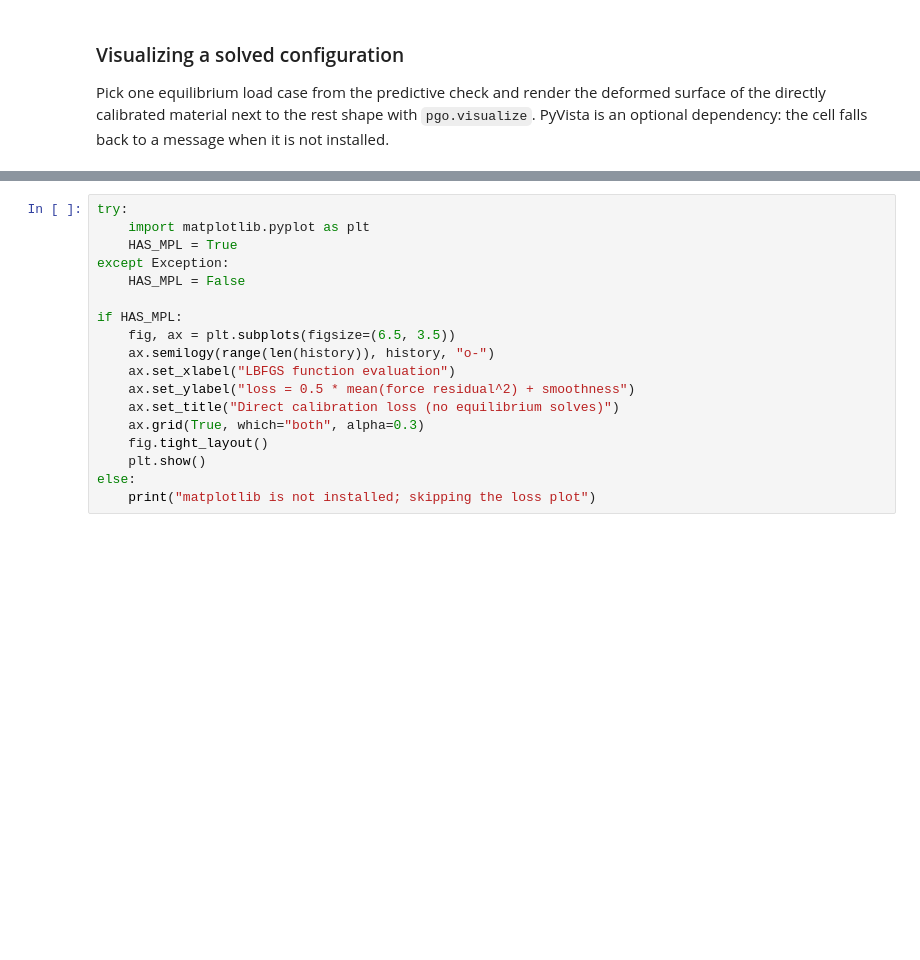
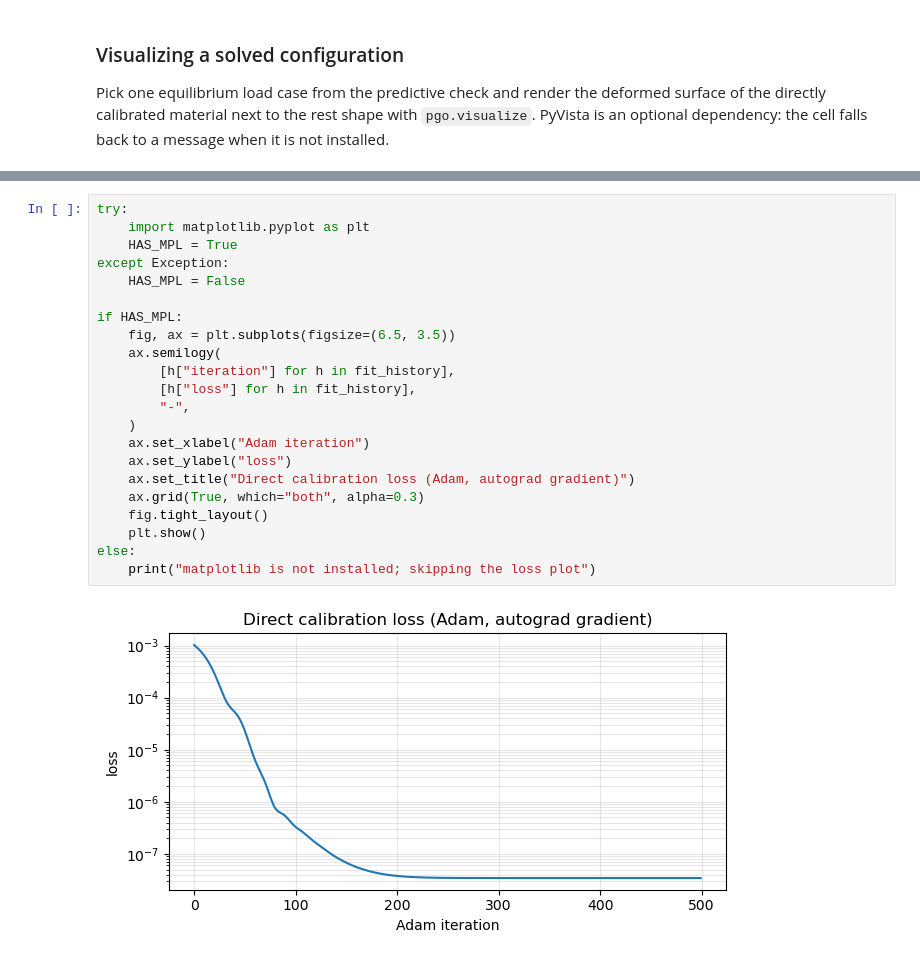
Before and after one commit to annajcy/libpgo, a Jupyter notebook: examples/experiments/systematic_poking_fit_reaction_force/direct_fitting.ipynb, the cells around one changed output, grey strips where cells are left out. Drawn from its saved outputs; the diff is of its cells as text; blank space fills up the shorter version.

```diff
--- a/examples/experiments/systematic_poking_fit_reaction_force/direct_fitting.ipynb
+++ b/examples/experiments/systematic_poking_fit_reaction_force/direct_fitting.ipynb
@@ -575,18 +630,24 @@ else:
 # %%
 try:
     import matplotlib.pyplot as plt
     HAS_MPL = True
 except Exception:
     HAS_MPL = False
 
 if HAS_MPL:
     fig, ax = plt.subplots(figsize=(6.5, 3.5))
-    ax.semilogy(range(len(history)), history, "o-")
-    ax.set_xlabel("LBFGS function evaluation")
-    ax.set_ylabel("loss = 0.5 * mean(force residual^2) + smoothness")
-    ax.set_title("Direct calibration loss (no equilibrium solves)")
+    ax.semilogy(
+        [h["iteration"] for h in fit_history],
+        [h["loss"] for h in fit_history],
+        "-",
+    )
+    ax.set_xlabel("Adam iteration")
+    ax.set_ylabel("loss")
+    ax.set_title("Direct calibration loss (Adam, autograd gradient)")
     ax.grid(True, which="both", alpha=0.3)
     fig.tight_layout()
     plt.show()
 else:
     print("matplotlib is not installed; skipping the loss plot")
+# %% [output]
+[figure, added]
```
Also changed, not shown: parts of 12 cells of this notebook, 2 other files.
